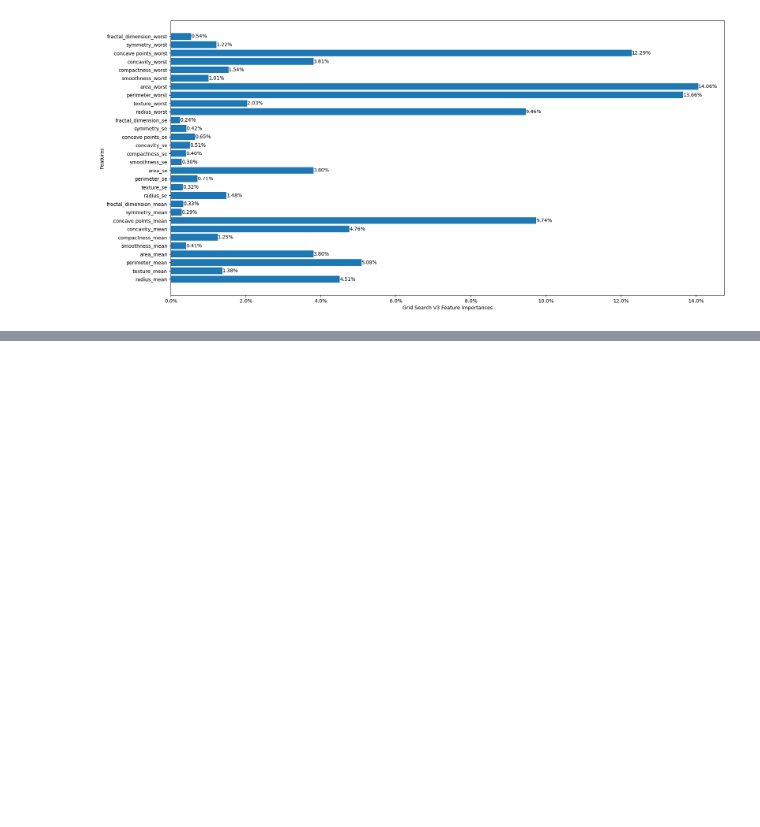
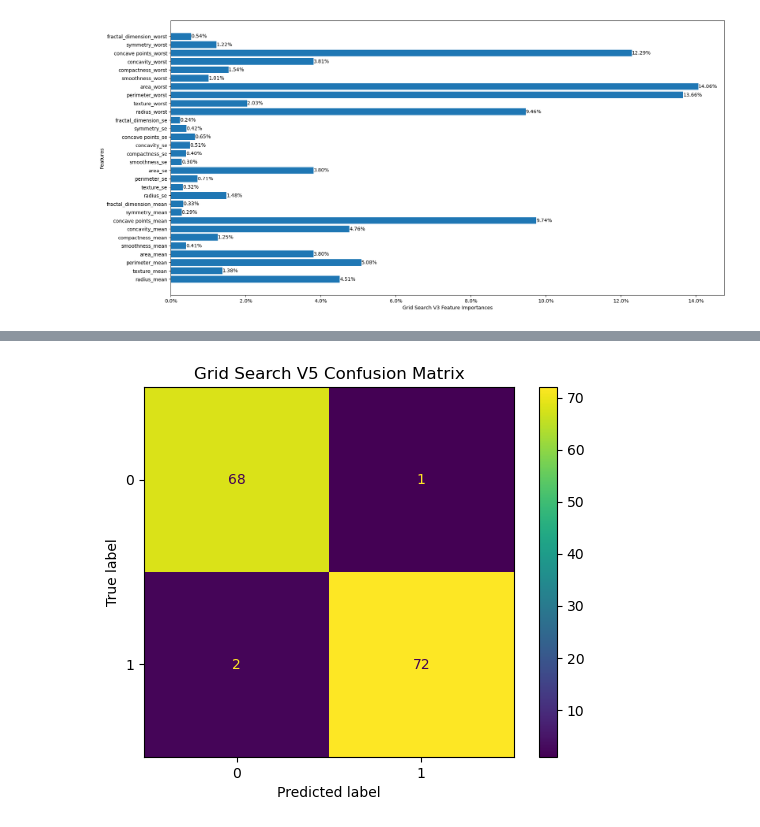
Before and after one commit to m-liv/bc-project, a Jupyter notebook: decision_tree.ipynb, the cells around one changed output, grey strips where cells are left out. Saved outputs shown, nothing was run; the diff lists cells and outputs as text; code cells hidden in the pictures; blank space fills up the shorter version.

```diff
--- a/decision_tree.ipynb
+++ b/decision_tree.ipynb
@@ -290,0 +336,4 @@ plot_feature_importances(v3rf, "Grid Search V3 Feature Importances")
+# %%
+plot_confusion_matrix(v5_ytest, v5pred, "Grid Search V5 Confusion Matrix")
+# %% [output]
+[figure, added]
```
Also changed, not shown: parts of 9 cells of this notebook.
